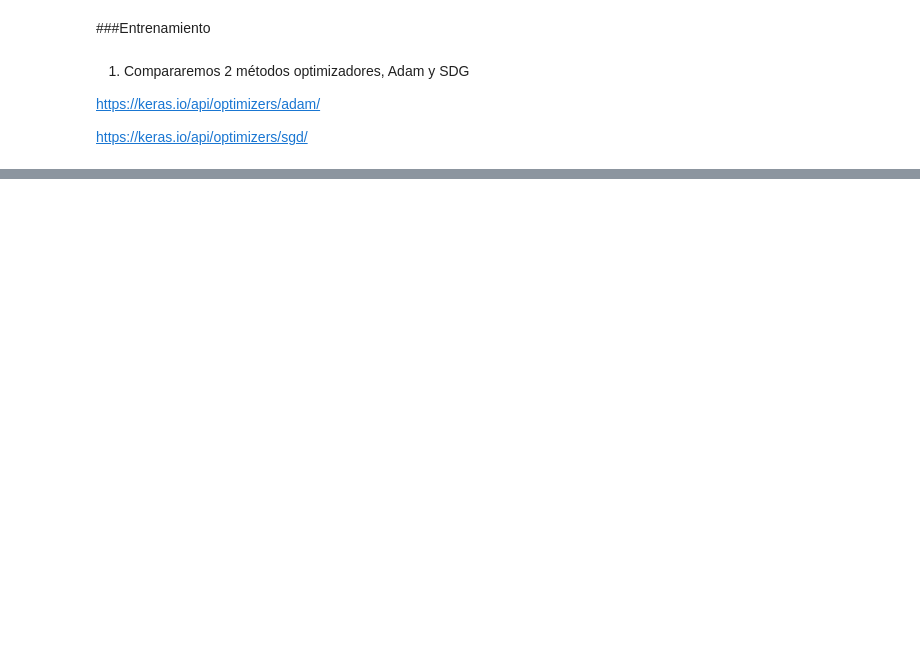
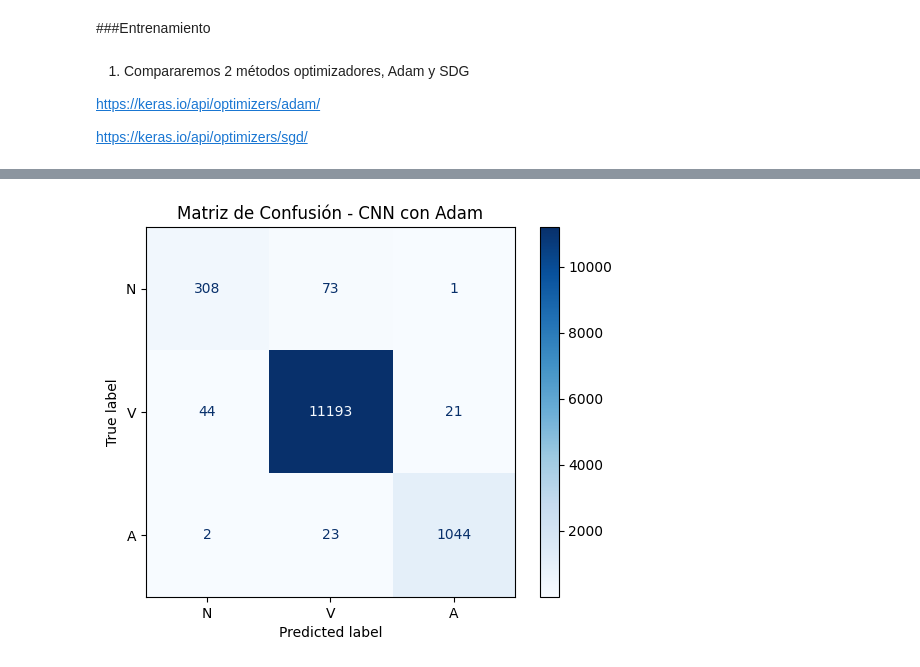
Before and after one commit to analiacuracaram/UGR_DeepLearning, a Jupyter notebook: Trabajo_Practico_N1_Aprendizaje_Profundo.ipynb, the cells around one changed output, grey strips where cells are left out. Cells and saved outputs as stored; diff of their text form; code cells hidden in the pictures; blank space fills up the shorter version.

```diff
--- a/Trabajo_Practico_N1_Aprendizaje_Profundo.ipynb
+++ b/Trabajo_Practico_N1_Aprendizaje_Profundo.ipynb
@@ -271,0 +335,17 @@ tiempo_sdg = end_sdg - start_sdg
+# %%
+# Optimizador ADAMS
+# Compilar el modelo
+model_adam_cnn = crear_modelo_cnn()
+
+model_adam_cnn.compile(optimizer='adam', loss='sparse_categorical_crossentropy', metrics=['accuracy'])
+
+start_adam_cnn = time.time() #Vamos a medir el tiempo de ejecución
+history_adam_cnn = model_adam_cnn.fit(
+    X_train, y_train,
+    validation_data=(X_val, y_val),
+    epochs=50, #Utilizamos el máximo que indica la consigna
+    batch_size=128,
+    verbose=0
+)
+end_adam_cnn = time.time()
+tiempo_adam_cnn = end_adam_cnn - start_adam_cnn
@@ -280,0 +452,18 @@ print(f"Tiempo de entrenamiento con Adam: {tiempo_sdg:.2f} segundos")
+# %%
+from sklearn.metrics import confusion_matrix, ConfusionMatrixDisplay
+import matplotlib.pyplot as plt
+import numpy as np
+
+# Obtener predicciones del modelo (clase con mayor probabilidad)
+y_pred_probs = model_adam_cnn.predict(X_test)
+y_pred = np.argmax(y_pred_probs, axis=1)
+
+# Calcular la matriz de confusión
+matriz = confusion_matrix(y_test, y_pred)
+
+# Mostrar la matriz gráficamente
+disp = ConfusionMatrixDisplay(confusion_matrix=matriz, display_labels=['N', 'V', 'A'])
+disp.plot(cmap=plt.cm.Blues)
+plt.title("Matriz de Confusión - CNN con Adam")
+plt.show()
+# %% [output]
@@ -280,0 +471 @@ print(f"Tiempo de entrenamiento con Adam: {tiempo_sdg:.2f} segundos")
+[figure, added]
```
Also changed, not shown: parts of 47 cells of this notebook.
